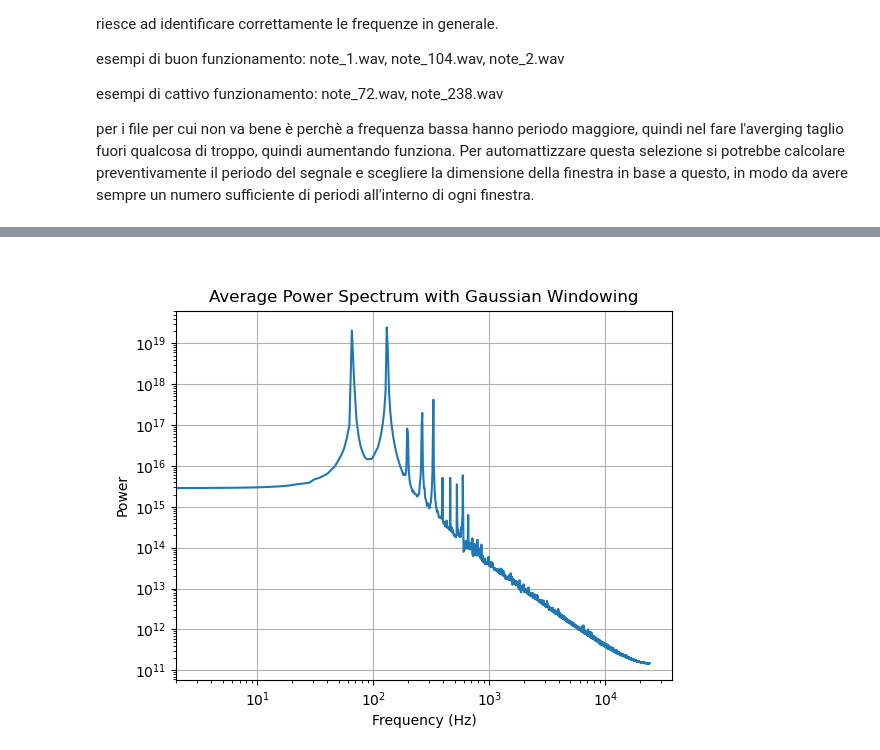
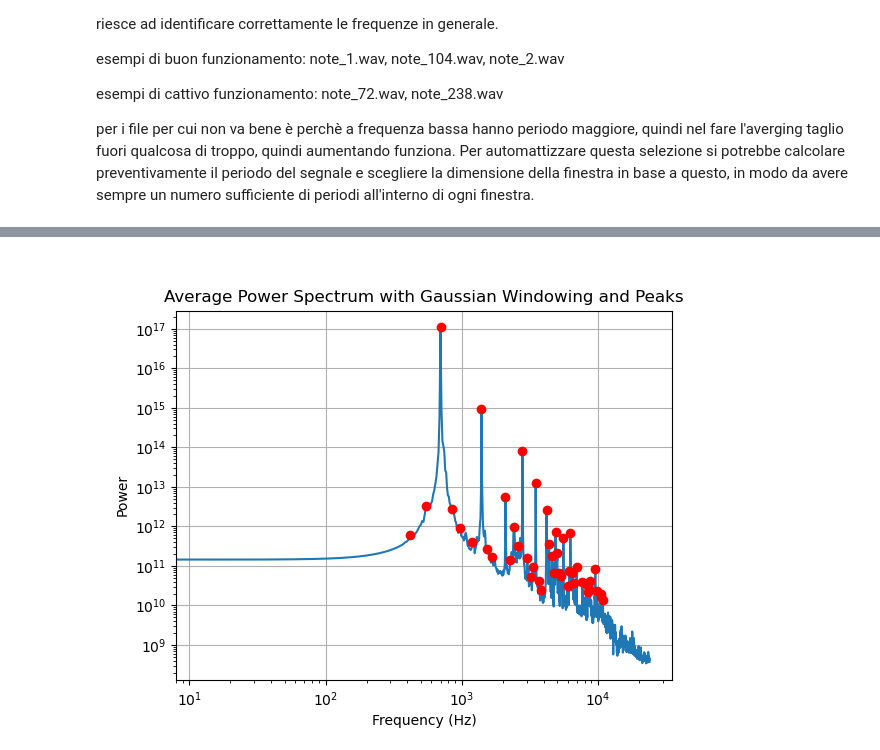
Before and after one commit to maddoc-g/3_organ_clustering, a Jupyter notebook: codice_soft_Alice.ipynb, the cells around one changed output, grey strips where cells are left out. Drawn from its saved outputs; the diff is of its cells as text; code cells hidden in the pictures.

```diff
--- a/codice_soft_Alice.ipynb
+++ b/codice_soft_Alice.ipynb
@@ -23,7 +24,7 @@ per i file per cui non va bene è perchè a frequenza bassa hanno periodo maggio
 Per automattizzare questa selezione si potrebbe calcolare preventivamente il periodo del segnale e scegliere la dimensione della finestra in base a questo, in modo da avere sempre un numero sufficiente di periodi all'interno di ogni finestra.
 # %%
 # leggiamo un singolo file audio
-rate, note = readwav('./wav_files/note_72.wav')
+rate, note = readwav('./wav_files/note_82.wav')
 # %%
 #togliamo il primo 25% del segnale e l'ultimo 10% e plotto mantenendo i secondi corretti
 note = note[:, 0] # prendo solo un canale se il segnale è stereo
@@ -129,12 +78,0 @@ plt.show()
-# %%
-# vediamo subito il primo picco
-# facciamo finta che il primo picco è la frequenza fondamentale (per vedere che dopo troviamo vagamente quelli corretti)
-# identifichiamo i picchi per la frequenza fondamentale e le armoniche
-from scipy.signal import find_peaks
-
-prom = average_power_spectrum_prev[0]
-
-peaks, _ = find_peaks(average_power_spectrum_prev, prominence= prom)
-
-fundamental_freq = frequencies_2[peaks[0]]
-print('Frequenza fondamentale:', fundamental_freq, 'Hz')
@@ -187,12 +129,33 @@ Seconda stima del primo picco: 65 Hz
 # %%
-# visualizzo power sperctrum prev
-frequencies = np.fft.rfftfreq(segment.shape[0], d=1/rate)
+
+
+# troviamo i picchi nello spettro di potenza medio
+prom = np.max(average_power_spectrum) * 0.1
+# Calcola la risoluzione spettrale (quanti Hz ci sono tra un indice e l'altro dell'array)
+df = frequencies[1] - frequencies[0]
+
+# Vogliamo che la distanza minima sia circa il 70% della frequenza fondamentale
+# espressa in INDICI dell'array.
+distanza_indici = int((fundamental_freq * 0.7) / df)
+
+# Se distanza_indici viene minore di 1, find_peaks da errore, quindi:
+distanza_indici = max(1, distanza_indici)
+corrected_peaks, _ = find_peaks(average_power_spectrum, prominence = prom, distance=distanza_indici)
+
+if len(corrected_peaks) < 6:
+    prom = 10**(np.floor(np.log10(average_power_spectrum[0]))-1)
+    corrected_peaks, _ = find_peaks(average_power_spectrum, prominence = prom, distance=distanza_indici)
+#peaks, _ = find_peaks(average_power_spectrum, prominence= prom)  # ad esempio, consideriamo picchi che superano il 10% del massimo
+
+
+# segnamole sul grafico
 plt.figure()
 plt.loglog(frequencies, average_power_spectrum)
+plt.plot(frequencies[corrected_peaks], average_power_spectrum[corrected_peaks], 'ro')
 plt.xlabel('Frequency (Hz)')
 plt.ylabel('Power')
-plt.title('Average Power Spectrum with Gaussian Windowing')
+plt.title('Average Power Spectrum with Gaussian Windowing and Peaks')
 plt.grid()
 plt.show()
 # %% [output]
-[figure, old version]
+[figure, new version]
```
Also changed, not shown: parts of 19 cells of this notebook, 2 other files.
